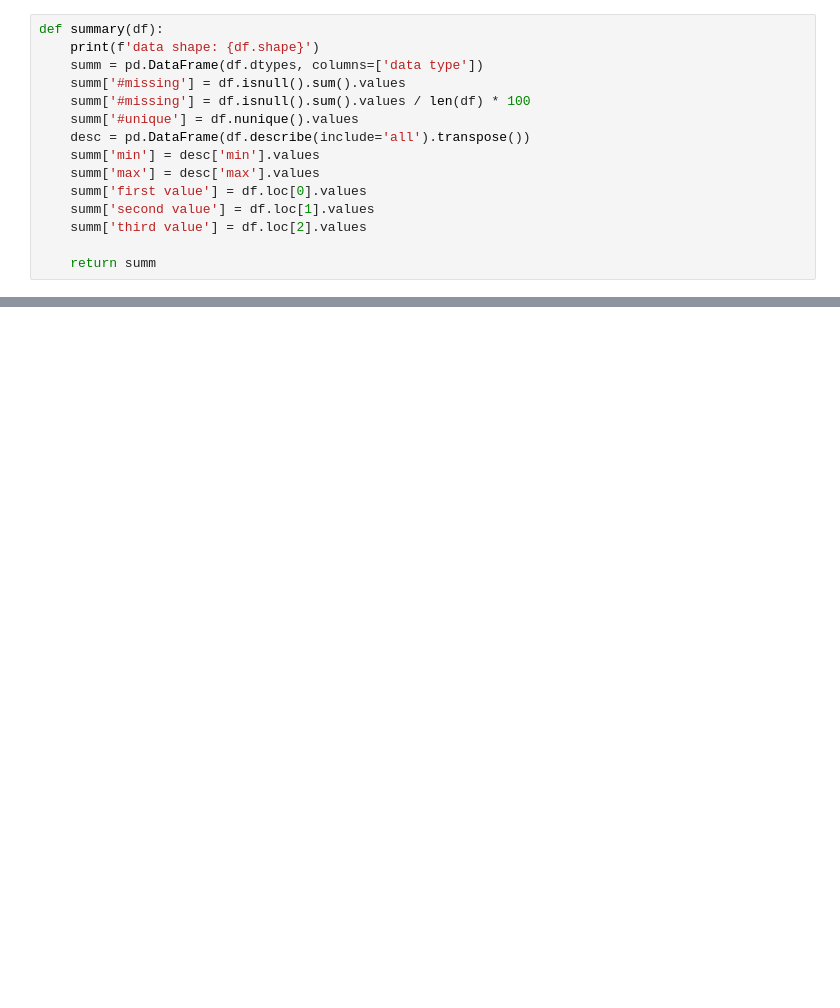
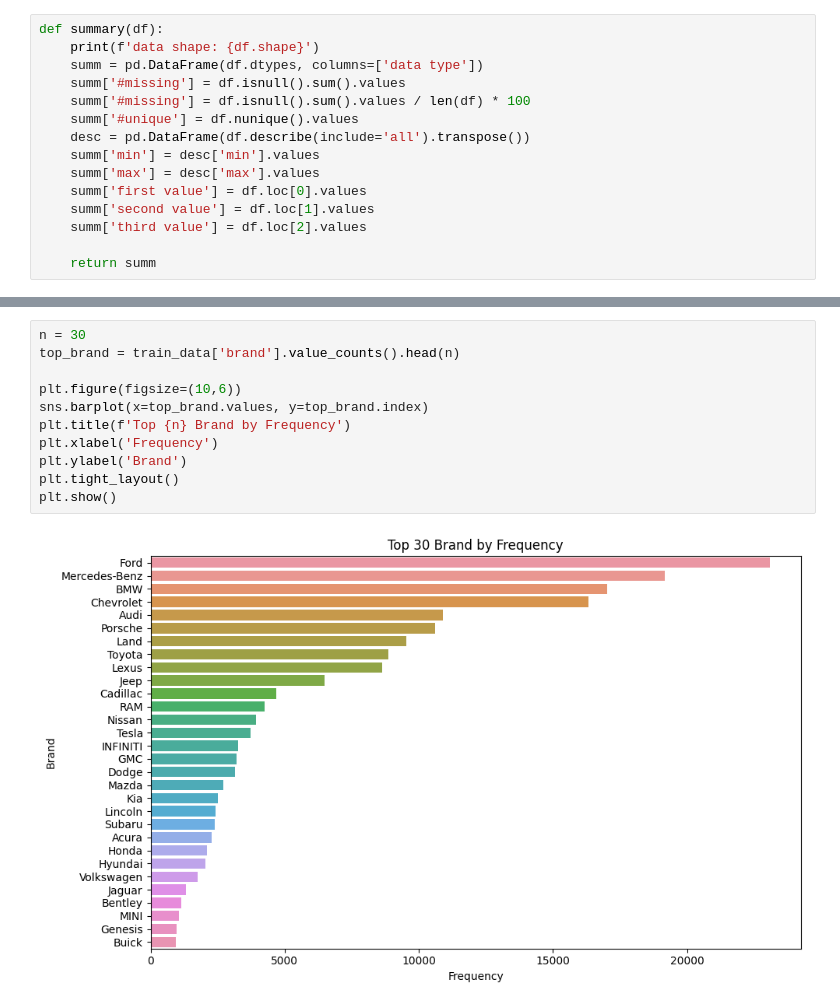
Before and after one commit to Batomet/regression-of-used-car-prices, a Jupyter notebook: regression-of-used-car-prices.ipynb, the cells around one changed output, grey strips where cells are left out. Cells and saved outputs as stored; diff of their text form; blank space fills up the shorter version.

```diff
--- a/regression-of-used-car-prices.ipynb
+++ b/regression-of-used-car-prices.ipynb
@@ -73,0 +99,13 @@ data shape: (188533, 12)
+# %%
+n = 30
+top_brand = train_data['brand'].value_counts().head(n)
+
+plt.figure(figsize=(10,6))
+sns.barplot(x=top_brand.values, y=top_brand.index)
+plt.title(f'Top {n} Brand by Frequency')
+plt.xlabel('Frequency')
+plt.ylabel('Brand')
+plt.tight_layout()
+plt.show()
+# %% [output]
+[figure, added]
```
Also changed, not shown: parts of 7 cells of this notebook.
